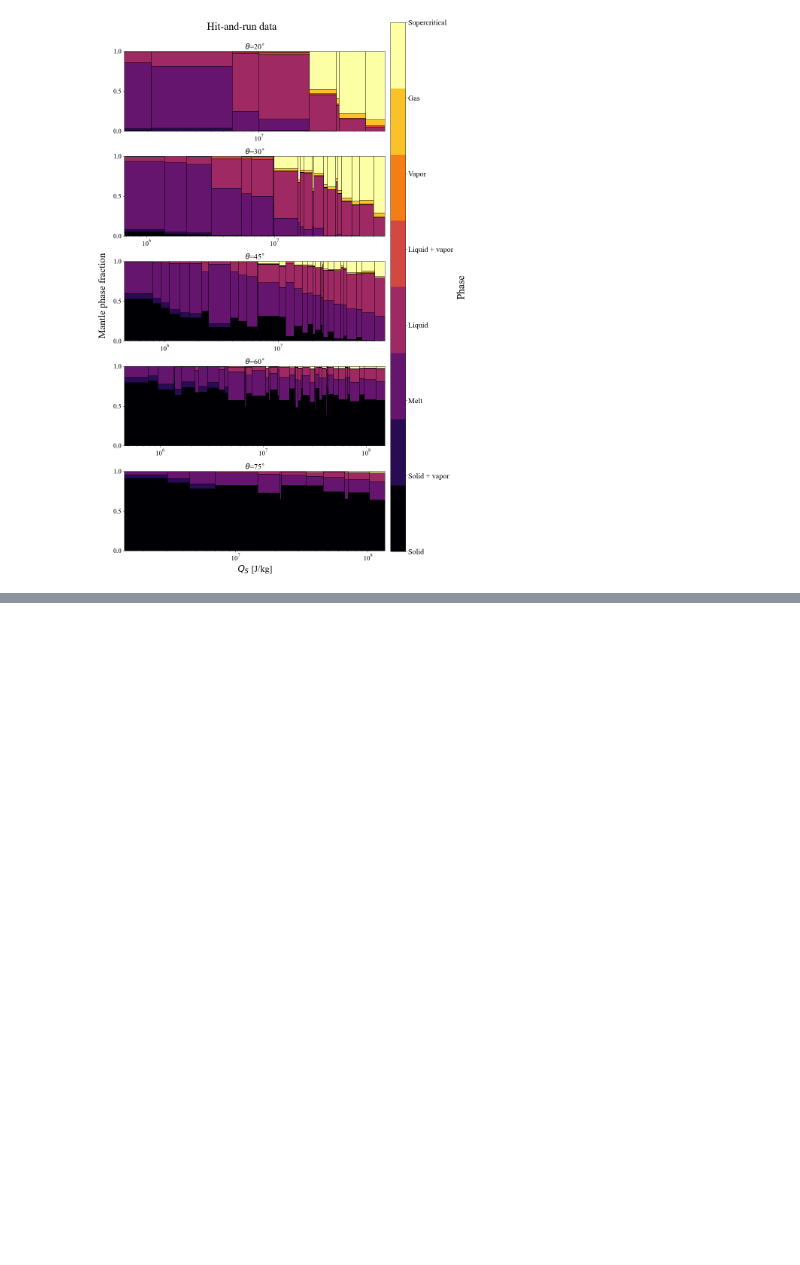
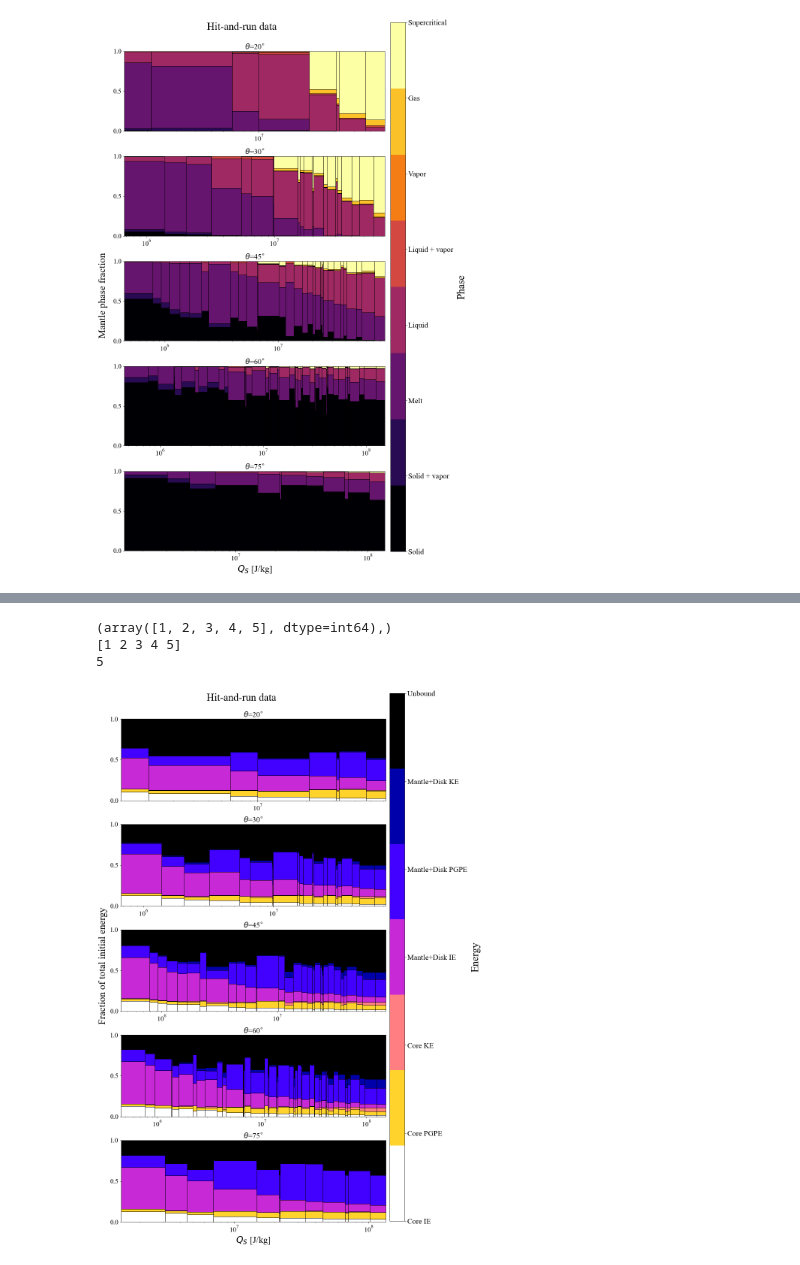
Before and after one commit to PlanetSim/SWIFT-survey-2024-paper-data, a Jupyter notebook: Manuscript_plots_only.ipynb, the cells around one changed output, grey strips where cells are left out. Cells and saved outputs as stored; diff of their text form; code cells hidden in the pictures; blank space fills up the shorter version.

```diff
--- a/Manuscript_plots_only.ipynb
+++ b/Manuscript_plots_only.ipynb
@@ -4197,0 +4459,7 @@ mantle_phase_bar_combined([hitandrunlist],markers='size',labels=None,title='Hit-
+# %%
+energy_bar_combined([hitandrunlist],markers='size',labels=None,title='Hit-and-run data')#,savefig='melt_frac_hnr'
+# %% [output]
+(array([1, 2, 3, 4, 5], dtype=int64),)
+[1 2 3 4 5]
+5
+[figure, added]
```
Also changed, not shown: parts of 20 cells of this notebook, 3 other files.
